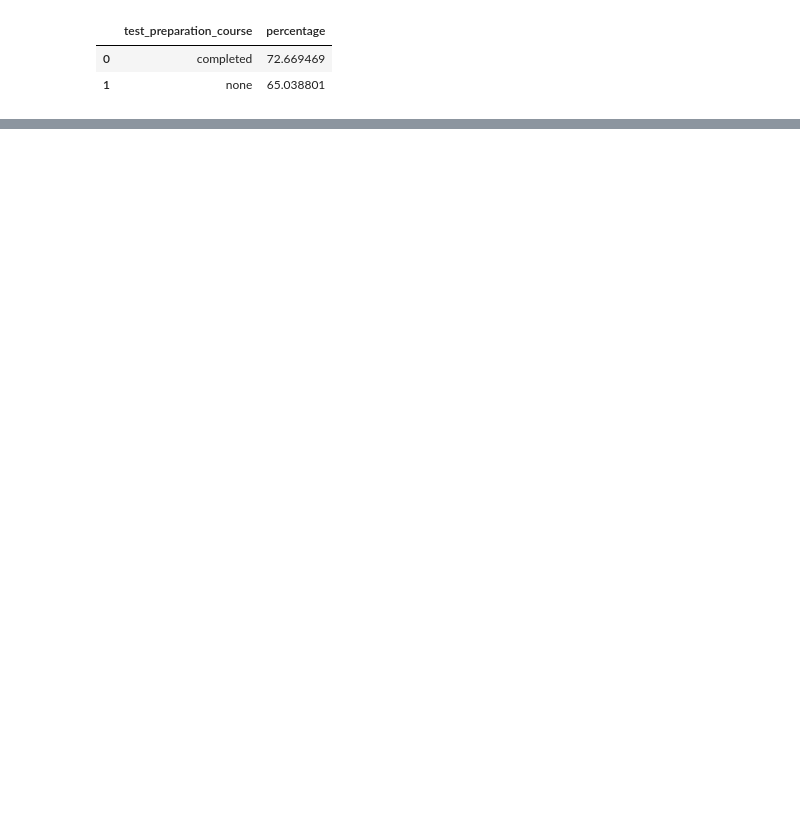
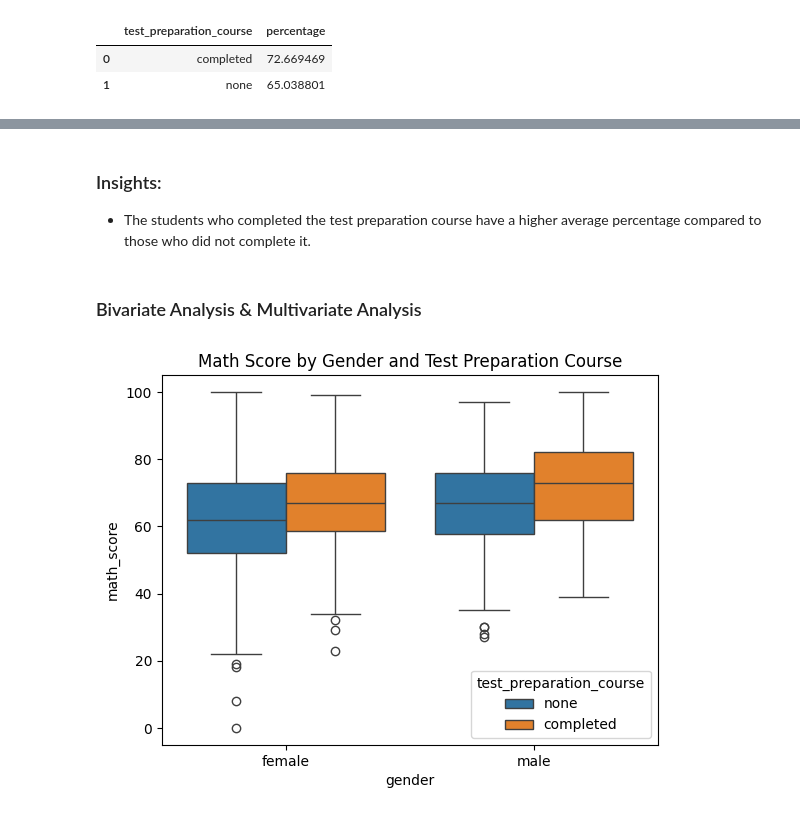
Before and after one commit to Saif907/Ml-Project, a Jupyter notebook: notebook/EDA.ipynb, the cells around one changed output, grey strips where cells are left out. Drawn from its saved outputs; the diff is of its cells as text; code cells hidden in the pictures; blank space fills up the shorter version.

```diff
--- a/notebook/EDA.ipynb
+++ b/notebook/EDA.ipynb
@@ -231 +256,13 @@ Passing `palette` without assigning `hue` is deprecated and will be removed in v
 [figure]
+# %% [markdown]
+### Insights:
+- The students who completed the test preparation course have a higher average percentage compared to those who did not complete it.
+# %% [markdown]
+### Bivariate Analysis & Multivariate Analysis
+# %%
+# Boxplot: Math Score by Gender and Test Preparation Course
+sns.boxplot(x='gender', y='math_score', hue='test_preparation_course', data=df)
+plt.title('Math Score by Gender and Test Preparation Course')
+plt.show()
+# %% [output]
+[figure, added]
```
Also changed, not shown: parts of 23 cells of this notebook, 1 other file.
